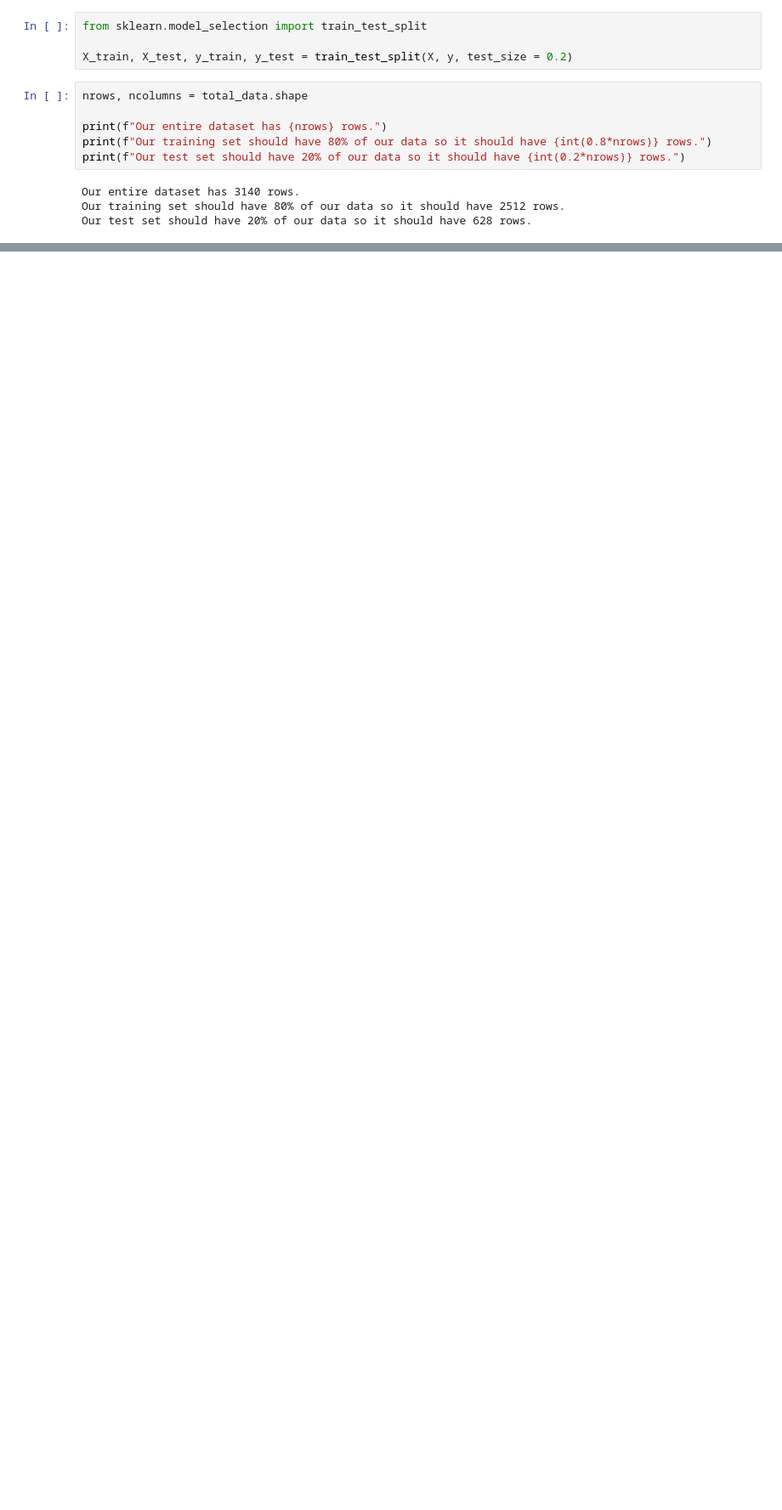
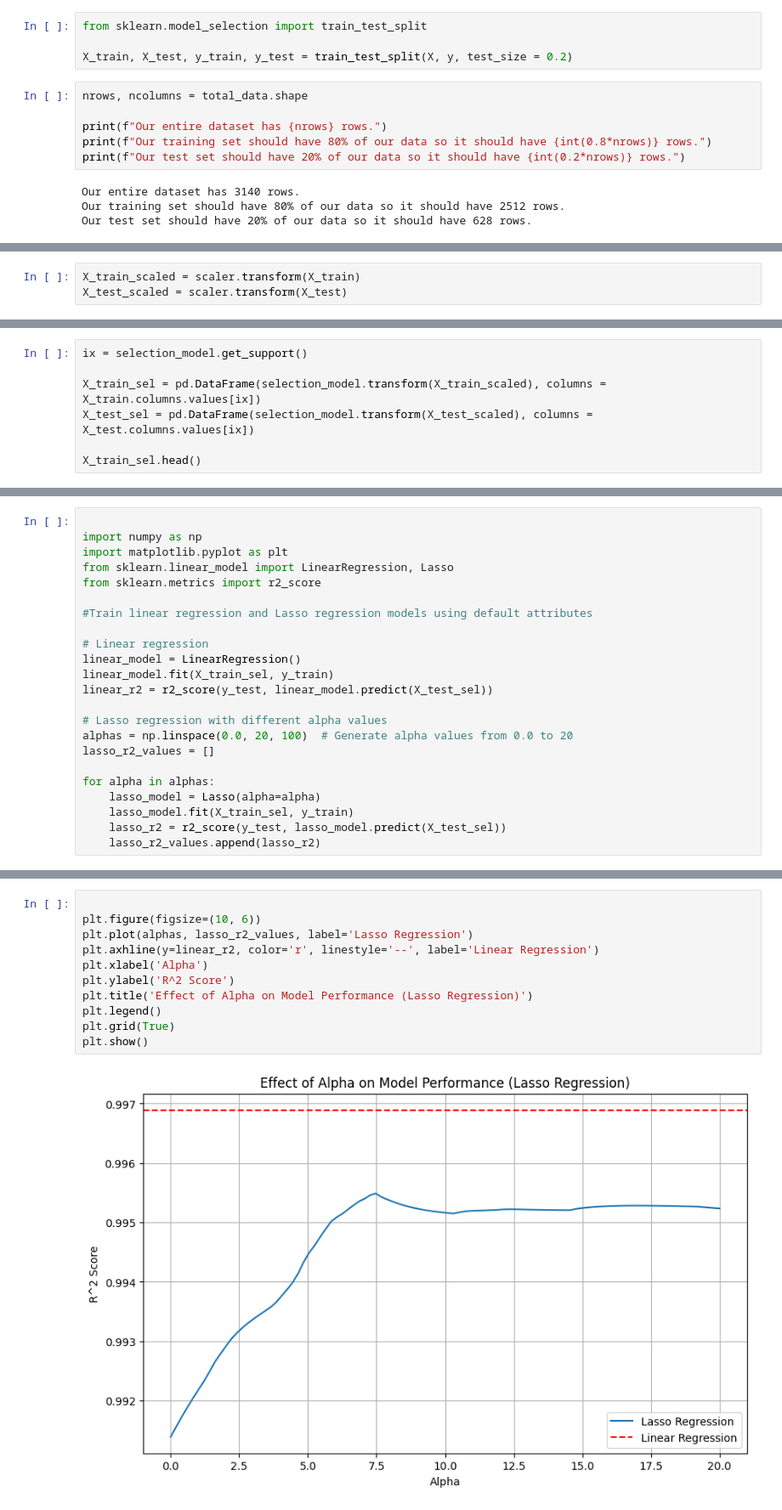
Before and after one commit to isabellegaldau/isabellegaldau-regularized-linear-regression, a Jupyter notebook: src/explore.ipynb, the cells around one changed output, grey strips where cells are left out. Shown at 85% size. Saved outputs shown, nothing was run; the diff lists cells and outputs as text; blank space fills up the shorter version.

Commit message:
- Updated exploration notebook to include new visualizations and analysis - Fixed formatting issues

```diff
--- a/src/explore.ipynb
+++ b/src/explore.ipynb
@@ -151,0 +136,3 @@ lasso_reg.score(X_test, y_test)
+# %%
+X_train_scaled = scaler.transform(X_train)
+X_test_scaled = scaler.transform(X_test)
@@ -151,0 +150,7 @@ lasso_reg.score(X_test, y_test)
+# %%
+ix = selection_model.get_support()
+
+X_train_sel = pd.DataFrame(selection_model.transform(X_train_scaled), columns = X_train.columns.values[ix])
+X_test_sel = pd.DataFrame(selection_model.transform(X_test_scaled), columns = X_test.columns.values[ix])
+
+X_train_sel.head()
@@ -151,0 +187,23 @@ lasso_reg.score(X_test, y_test)
+# %%
+
+import numpy as np
+import matplotlib.pyplot as plt
+from sklearn.linear_model import LinearRegression, Lasso
+from sklearn.metrics import r2_score
+
+#Train linear regression and Lasso regression models using default attributes
+
+# Linear regression
+linear_model = LinearRegression()
+linear_model.fit(X_train_sel, y_train)
+linear_r2 = r2_score(y_test, linear_model.predict(X_test_sel))
+
+# Lasso regression with different alpha values
+alphas = np.linspace(0.0, 20, 100)  # Generate alpha values from 0.0 to 20
+lasso_r2_values = []
+
+for alpha in alphas:
+    lasso_model = Lasso(alpha=alpha)
+    lasso_model.fit(X_train_sel, y_train)
+    lasso_r2 = r2_score(y_test, lasso_model.predict(X_test_sel))
+    lasso_r2_values.append(lasso_r2)
@@ -151,0 +212,13 @@ lasso_reg.score(X_test, y_test)
+# %%
+
+plt.figure(figsize=(10, 6))
+plt.plot(alphas, lasso_r2_values, label='Lasso Regression')
+plt.axhline(y=linear_r2, color='r', linestyle='--', label='Linear Regression')
+plt.xlabel('Alpha')
+plt.ylabel('R^2 Score')
+plt.title('Effect of Alpha on Model Performance (Lasso Regression)')
+plt.legend()
+plt.grid(True)
+plt.show()
+# %% [output]
+[figure, added]
```
Also changed, not shown: parts of 13 cells of this notebook.
